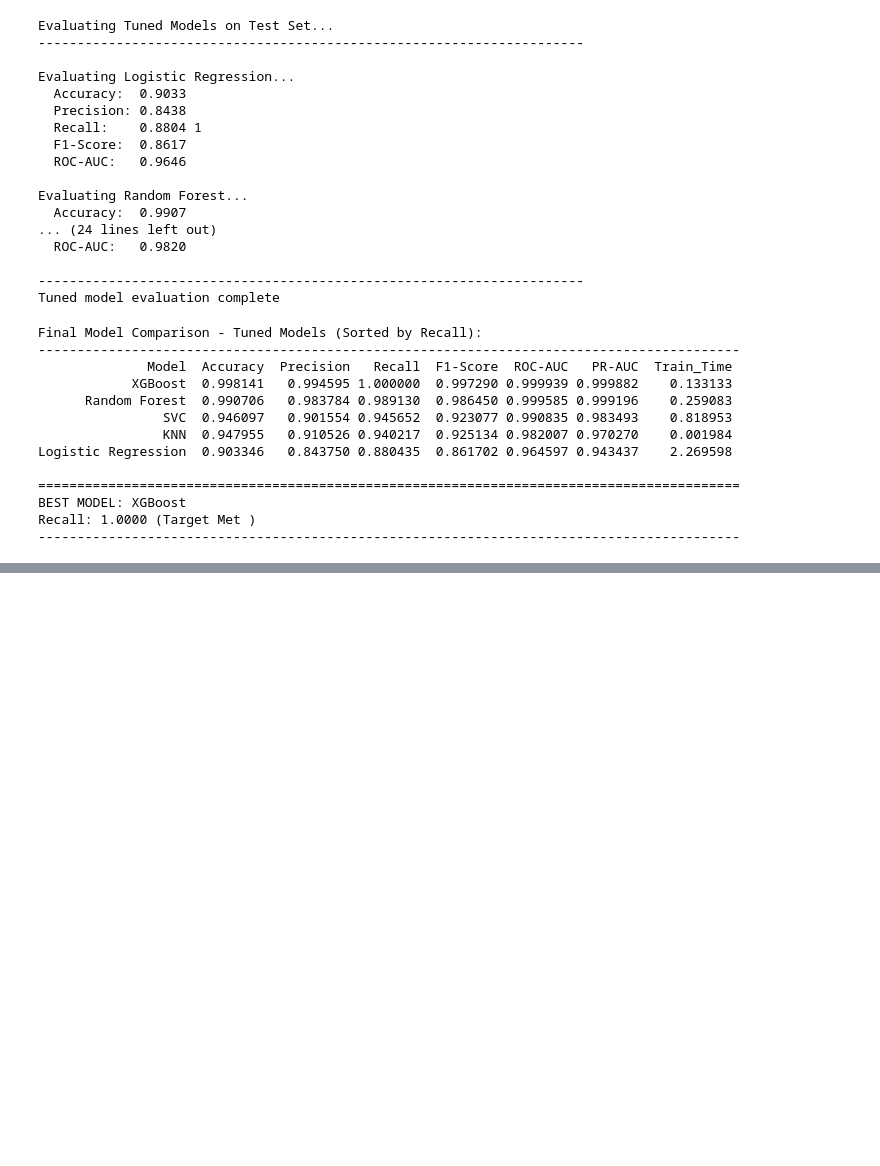
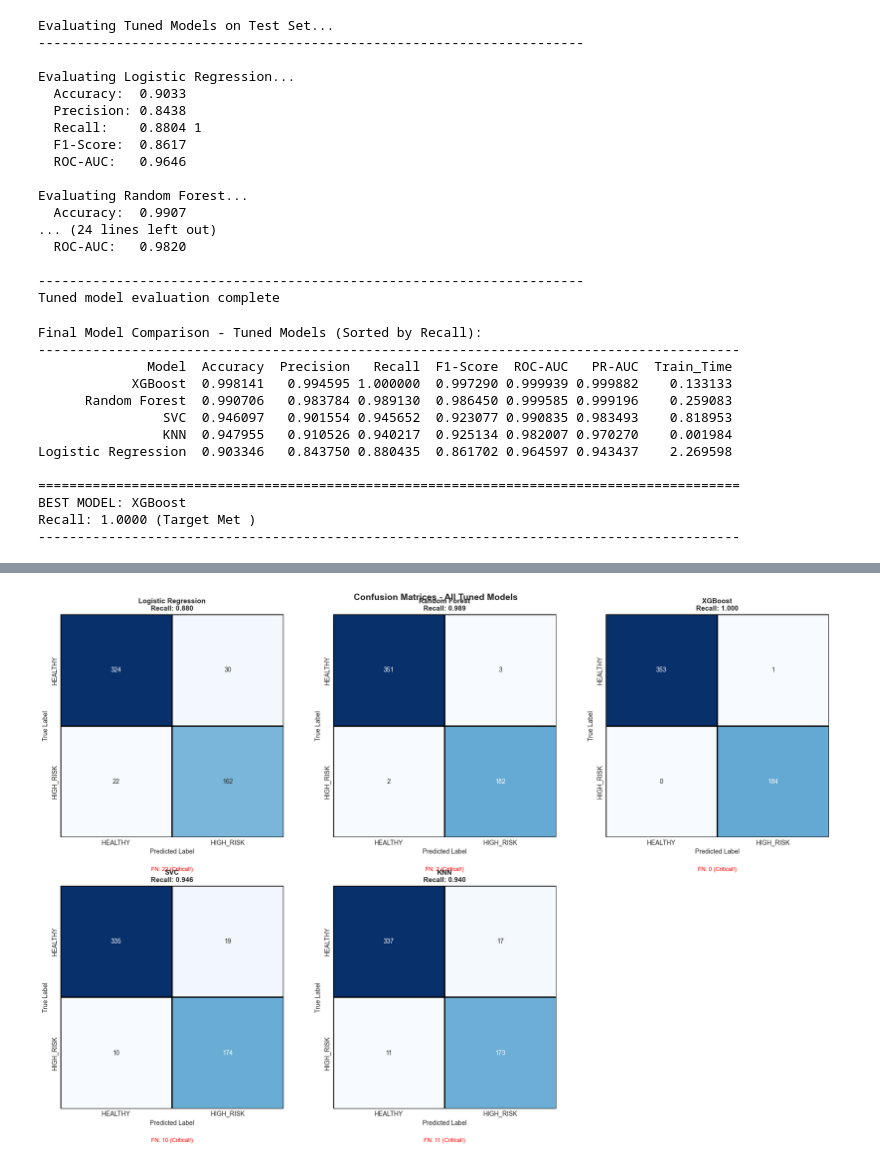
Before and after one commit to addetsi/Bank-Financial-Health-Analysis, a Jupyter notebook: 04_model_training.ipynb, the cells around one changed output, grey strips where cells are left out. Cells and saved outputs as stored; diff of their text form; code cells hidden in the pictures; blank space fills up the shorter version.

Commit message:
completed model training and evaluation

```diff
--- a/04_model_training.ipynb
+++ b/04_model_training.ipynb
@@ -655,0 +658,33 @@ plt.show()
+# %%
+#plot confussion matrices for all tuned models
+fig, axes = plt.subplots(2, 3, figsize=(18, 12))
+axes = axes.flatten()
+
+for idx, (name, result) in enumerate(tuned_results.items()):
+    cm = result['confusion_matrix']
+
+    # Create heatmap
+    sns.heatmap(cm, annot=True, fmt='d', cmap='Blues', ax=axes[idx],
+                cbar=False, square=True, linewidths=1, linecolor='black')
+
+    axes[idx].set_title(f'{name}\nRecall: {result["recall"]:.3f}',
+                       fontweight='bold', fontsize=11)
+    axes[idx].set_xlabel('Predicted Label')
+    axes[idx].set_ylabel('True Label')
+    axes[idx].set_xticklabels(['HEALTHY', 'HIGH_RISK'])
+    axes[idx].set_yticklabels(['HEALTHY', 'HIGH_RISK'])
+
+    # Add text annotations
+    tn, fp, fn, tp = result['tn'], result['fp'], result['fn'], result['tp']
+    textstr = f'FN: {fn} (Critical!)'
+    axes[idx].text(0.5, -0.15, textstr, transform=axes[idx].transAxes,
+                  fontsize=9, color='red', ha='center')
+
+# Remove extra subplot
+fig.delaxes(axes[5])
+
+plt.tight_layout()
+plt.suptitle('Confusion Matrices - All Tuned Models', fontsize=14, fontweight='bold', y=1.00)
+plt.show()
+# %% [output]
+[figure, added]
```
Also changed, not shown: parts of 12 cells of this notebook, 8 other files.
